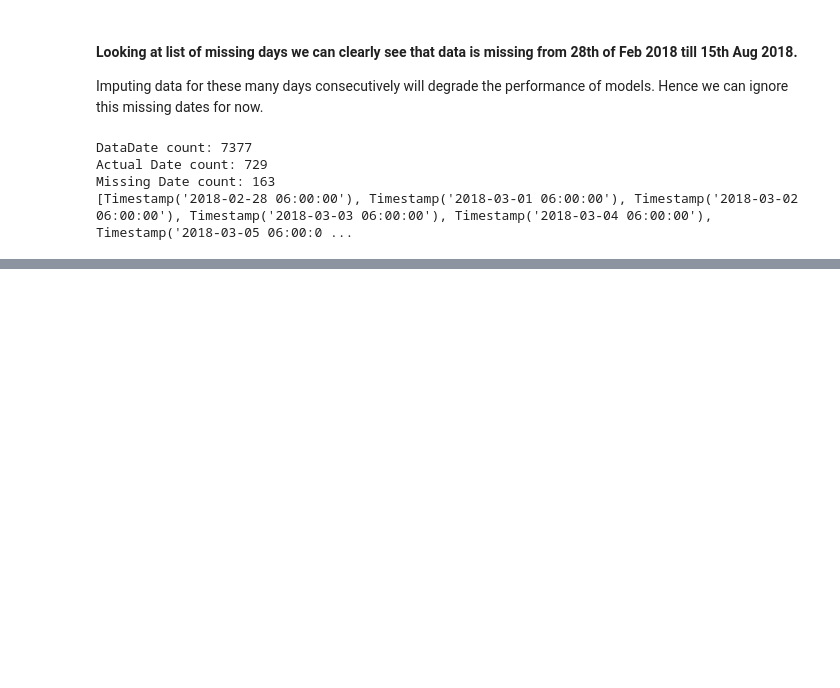
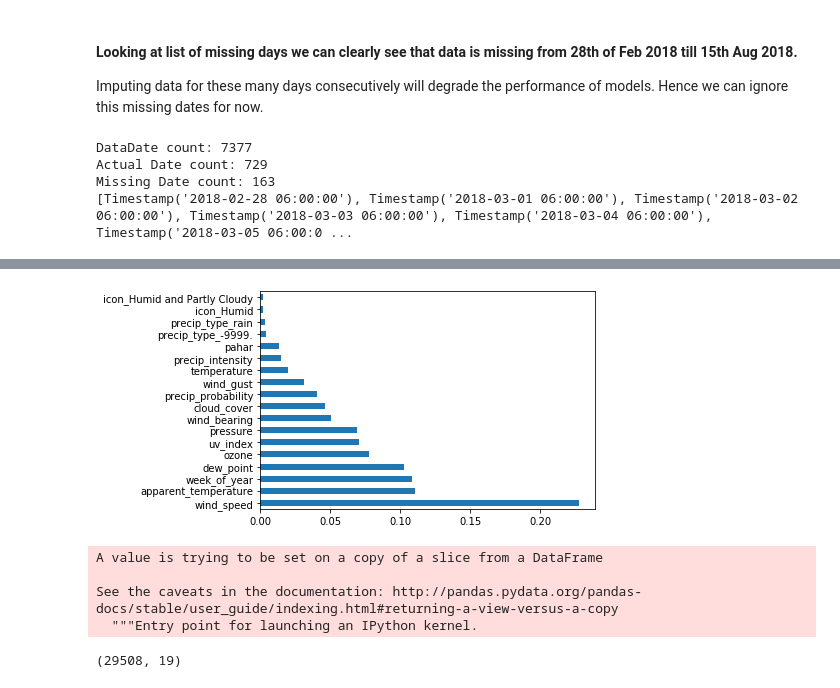
Before and after one commit to pandeylekhu/SolarPowerPrediction, a Jupyter notebook: Untitled.ipynb, the cells around one changed output, grey strips where cells are left out. Saved outputs shown, nothing was run; the diff lists cells and outputs as text; code cells hidden in the pictures; blank space fills up the shorter version.

```diff
--- a/Untitled.ipynb
+++ b/Untitled.ipynb
@@ -70,11 +74,12 @@ Number of records, no power generated after 6 AM and before 6 PM: 9962
 <h3> Looking at the data we can see that the whether forecast is available for next 5.30 mins ahead of time. Using which we can predict next 15 mins power generation of solar system.</h3>
 <h3> Considering this we take leads of each 15 mins of the power data and use hourly data for trainging the algorithm.</h3>
 # %%
-df_power['lead_15Mins']=df_power['power'].shift(-1)
-df_power['lead_30Mins']=df_power['power'].shift(-2)
-df_power['lead_45Mins']=df_power['power'].shift(-3)
-df_power['lead_60Mins']=df_power['power'].shift(-4)
-df_power=df_power[df_power.datetime.dt.minute==0].drop('power',axis=1)
+df_lead_power=df_power.copy()
+df_lead_power['lead_15Mins']=df_lead_power['power'].shift(-1)
+df_lead_power['lead_30Mins']=df_lead_power['power'].shift(-2)
+df_lead_power['lead_45Mins']=df_lead_power['power'].shift(-3)
+df_lead_power['lead_60Mins']=df_lead_power['power'].shift(-4)
+df_lead_power=df_lead_power[df_lead_power.datetime.dt.minute==0].drop('power',axis=1)
 # %% [markdown]
 <h4>Check for the NAN values and treat them</h4>
 # %%
@@ -202,9 +215,19 @@ Actual Date count: 729
 Missing Date count: 163
 [Timestamp('2018-02-28 06:00:00'), Timestamp('2018-03-01 06:00:00'), Timestamp('2018-03-02 06:00:00'), Timestamp('2018-03-03 06:00:00'), Timestamp('2018-03-04 06:00:00'), Timestamp('2018-03-05 06:00:0 ...
 # %%
-df_input=df_wether2.join(df_power.set_index('datetime'),on=['datetime_local'],how='inner').dropna()
+#Input data with changed to hourly data.
+df_input=df_wether2.join(df_lead_power.set_index('datetime'),on=['datetime_local'],how='inner').dropna()
 df_input.to_csv('Climate_input.csv')
 df_input=df_input.set_index('datetime_local')
+# %%
+#Input data with changed to hourly data.
+# df_input=df_wether2.join(df_power.set_index('datetime'),on=['datetime_local'],how='inner').dropna()
+# df_input.to_csv('Climate_input.csv')
+# df_input=df_input.set_index('datetime_local')
+df_wether2['Date']=df_wether2.datetime_local.dt.strftime('%Y-%m-%d %HH')
+df_power['Date']=df_power.datetime.dt.strftime('%Y-%m-%d %HH')
+df_15min_int_data=df_power.join(df_wether2.set_index('Date'),on=['Date'],how='inner').drop(['Date','datetime_local'],axis=1)
+df_15min_int_data.to_csv('climate_15min_int_data.csv')
 # %%
 from statsmodels.tsa.stattools import grangercausalitytests
 maxlag=12
@@ -243,0 +277,27 @@ grangers_causation_matrix(df_input, variables = df_input.columns)
+# %%
+climate_data_shuffled=df_15min_int_data.sample(frac=1).reset_index(drop=True)
+y=climate_data_shuffled['power']
+X=climate_data_shuffled.drop(['power','datetime'],axis=1)
+from sklearn.ensemble import RandomForestRegressor
+from sklearn.metrics import mean_squared_error
+rfr=RandomForestRegressor(n_estimators=100)
+rfr.fit(X,y)
+import matplotlib.pyplot as plt
+feat_importances = pd.Series(rfr.feature_importances_, index=X.columns)
+feat_importances.nlargest(18).plot(kind='barh')
+plt.show()
+climate_data_featured=climate_data_shuffled[feat_importances.sort_values(ascending=False)[:18].index.to_list()+['power','datetime']]
+# %% [output]
+[figure, added]
+# %%
+climate_data_featured.sort_values('datetime',inplace=True)
+climate_data_featured.set_index('datetime',inplace=True)
+# %% [output]
+A value is trying to be set on a copy of a slice from a DataFrame
+
+See the caveats in the documentation: http://pandas.pydata.org/pandas-docs/stable/user_guide/indexing.html#returning-a-view-versus-a-copy
+  """Entry point for launching an IPython kernel.
+# %%
+climate_data_featured.shape
+# %% [output]
+(29508, 19)
```
Also changed, not shown: parts of 24 cells of this notebook, 2 other files.
